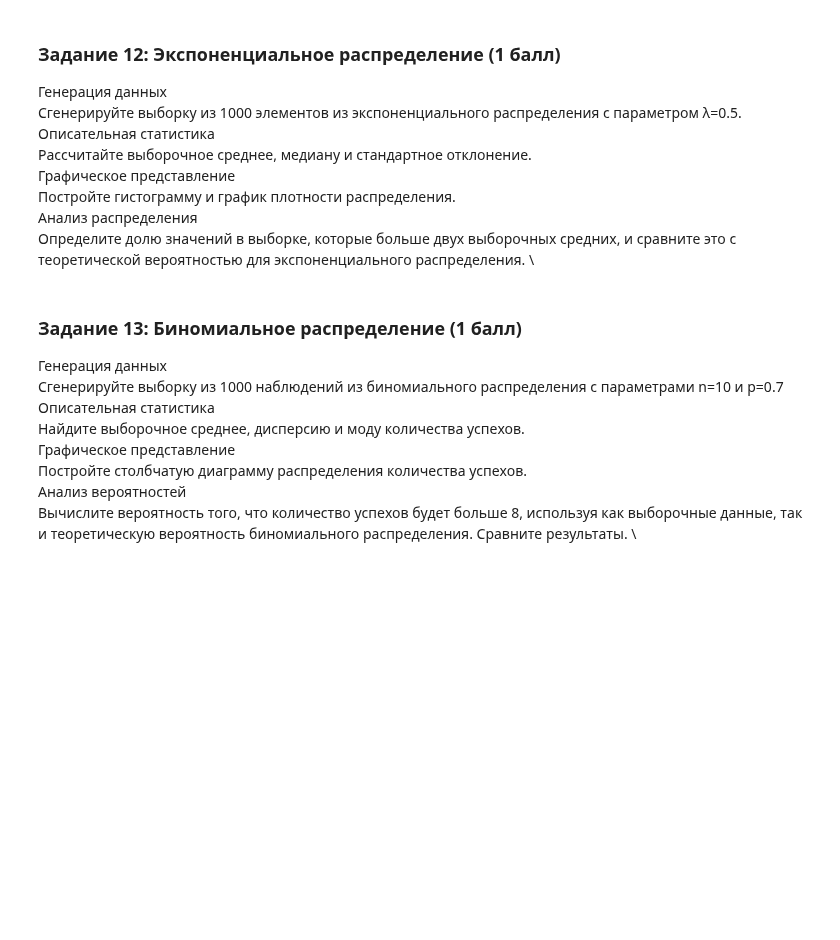
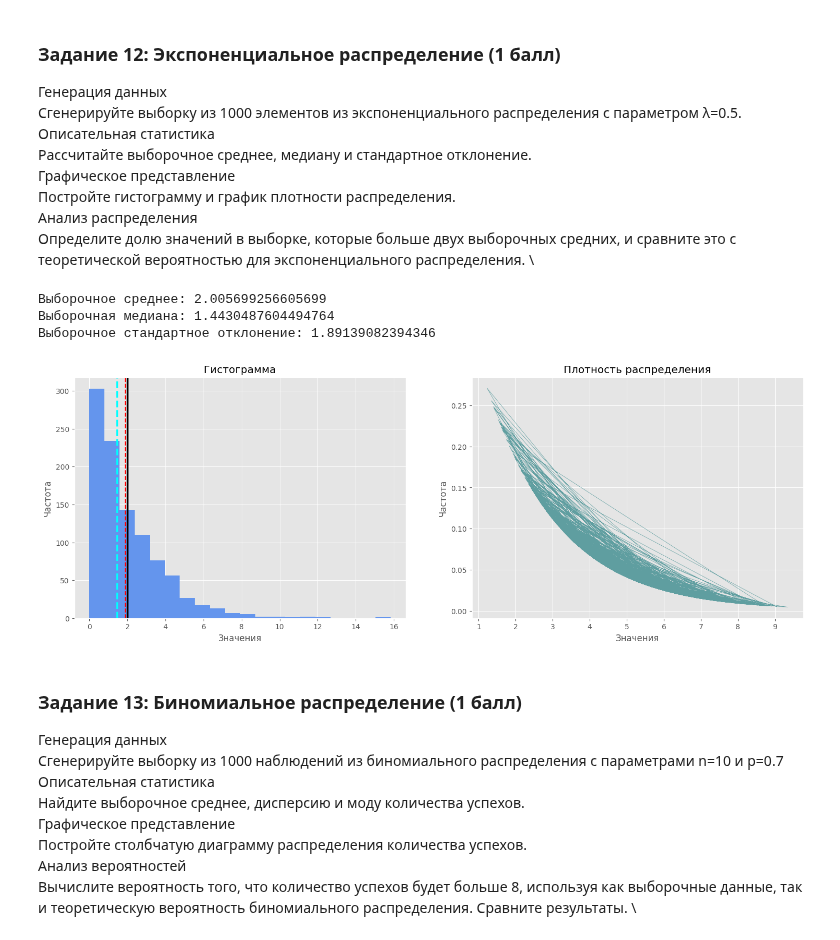
Before and after one commit to hilkovich/itmo_math_stat, a Jupyter notebook: homework_1/HW_1.ipynb, the cells around one changed output. Saved outputs shown, nothing was run; the diff lists cells and outputs as text; code cells hidden in the pictures; blank space fills up the shorter version.

```diff
--- a/homework_1/HW_1.ipynb
+++ b/homework_1/HW_1.ipynb
@@ -360,6 +360,50 @@ print(
 Постройте гистограмму и график плотности распределения. \
 Анализ распределения \
 Определите долю значений в выборке, которые больше двух выборочных средних, и сравните это с теоретической вероятностью для экспоненциального распределения. \
+# %%
+# Генерация данных
+lam = 0.5
+
+sample_exp = expon.rvs(scale=1 / lam, size=1000)
+# %%
+# Описательная статистика
+mean_exp = np.mean(sample_exp)
+median_exp = np.median(sample_exp)
+std_exp = np.std(sample_exp)
+
+print(f"Выборочное среднее: {mean_exp}")
+print(f"Выборочная медиана: {median_exp}")
+print(f"Выборочное стандартное отклонение: {std_exp}")
+# %% [output]
+Выборочное среднее: 2.005699256605699
+Выборочная медиана: 1.4430487604494764
+Выборочное стандартное отклонение: 1.89139082394346
+# %%
+# Графическое представление
+plt.figure(figsize=(18, 6))
+
+# Гистограмма
+plt.subplot(1, 2, 1)
+plt.hist(sample_exp, bins=20, color="cornflowerblue")
+plt.axvline(mean_exp, c="black", ls="-", lw=2.5)
+plt.axvline(median_exp, c="aqua", ls="--", lw=2.5)
+plt.axvline(std_exp, c="red", ls="--", lw=1.5)
+plt.title("Гистограмма")
+plt.xlabel("Значения")
+plt.ylabel("Частота")
+
+# Плотность распределения
+plt.subplot(1, 2, 2)
+plt.plot(
+    sample_norm, expon.pdf(sample_norm, scale=1 / lam), linewidth=0.5, color="cadetblue"
+)
+plt.title("Плотность распределения")
+plt.xlabel("Значения")
+plt.ylabel("Частота")
+
+plt.show()
+# %% [output]
+[figure, added]
 # %% [markdown]
 
 ### Задание 13: Биномиальное распределение (1 балл)
```
Also changed, not shown: parts of 5 cells of this notebook.
